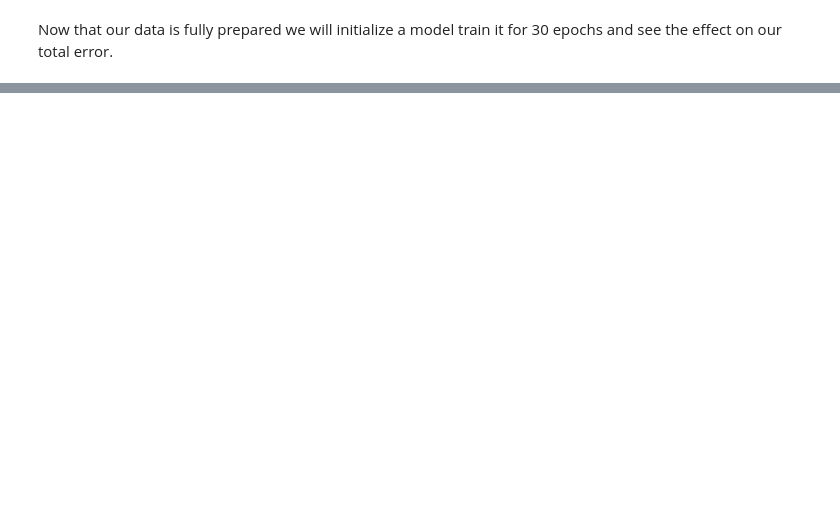
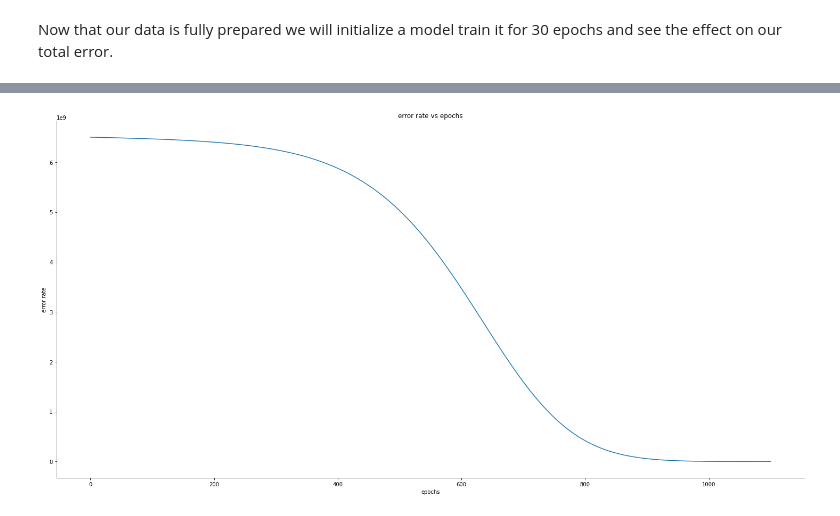
Before and after one commit to jacoblgoodman/Neural_net, a Jupyter notebook: notebook/predicting baseplayers salary.ipynb, the cells around one changed output, grey strips where cells are left out. Saved outputs shown, nothing was run; the diff lists cells and outputs as text; code cells hidden in the pictures; blank space fills up the shorter version.

```diff
--- a/notebook/predicting baseplayers salary.ipynb
+++ b/notebook/predicting baseplayers salary.ipynb
@@ -232,0 +232,9 @@ KeyboardInterrupt:
+# %%
+for x in range(100):
+
+    model.train(X_train,y_train,batchsize=10)
+    errors.append(
+        model.predict(X_train,y_train)
+    )
+    epochs += 1
+    X_train, y_train = shuffle(X_train, y_train)
@@ -232,0 +259,13 @@ KeyboardInterrupt:
+# %%
+sns.relplot(
+            x=list(range(epochs+1)),
+            y=[y[0] for y in errors],
+            kind="line",
+            height=10, aspect=2
+).set(title="error rate vs epochs",
+      ylabel="error rate",
+      xlabel="epochs"
+
+      );
+# %% [output]
+[figure, added]
```
Also changed, not shown: parts of 13 cells of this notebook.
